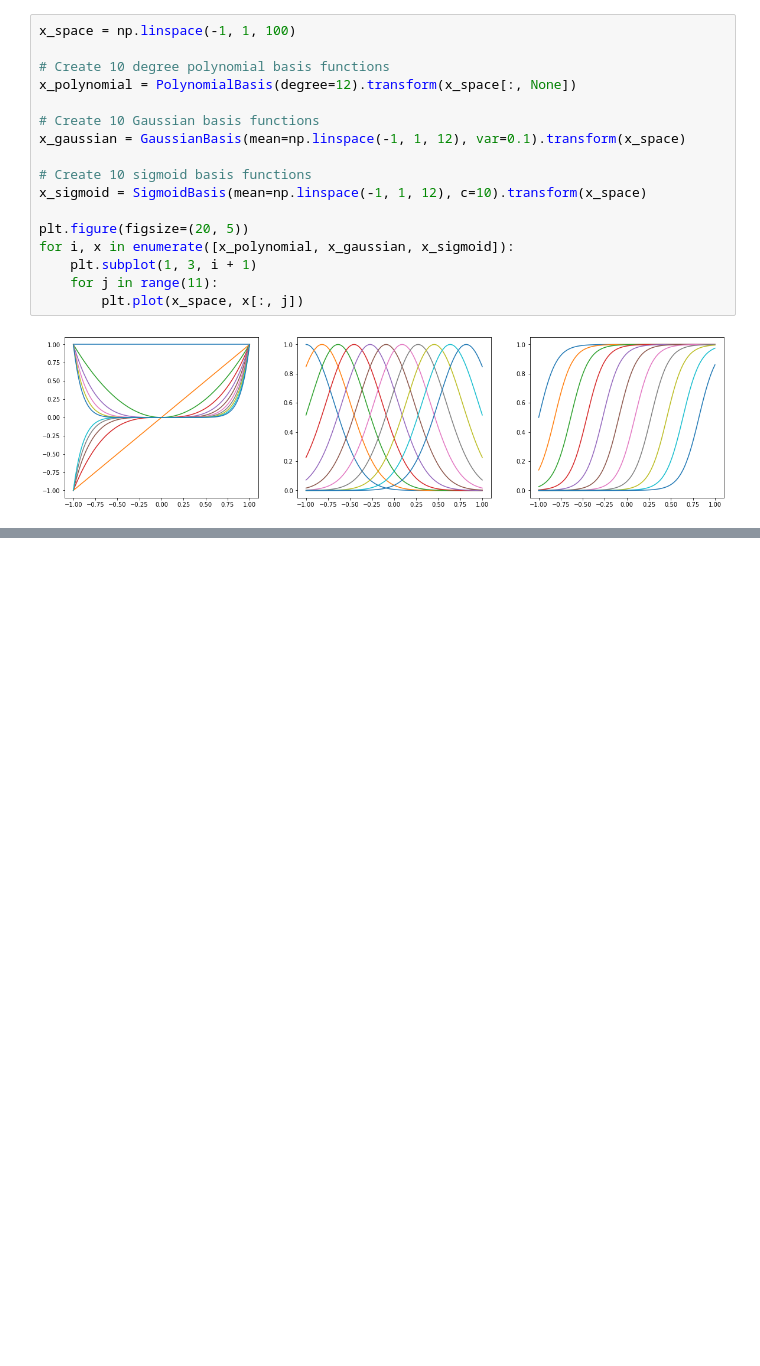
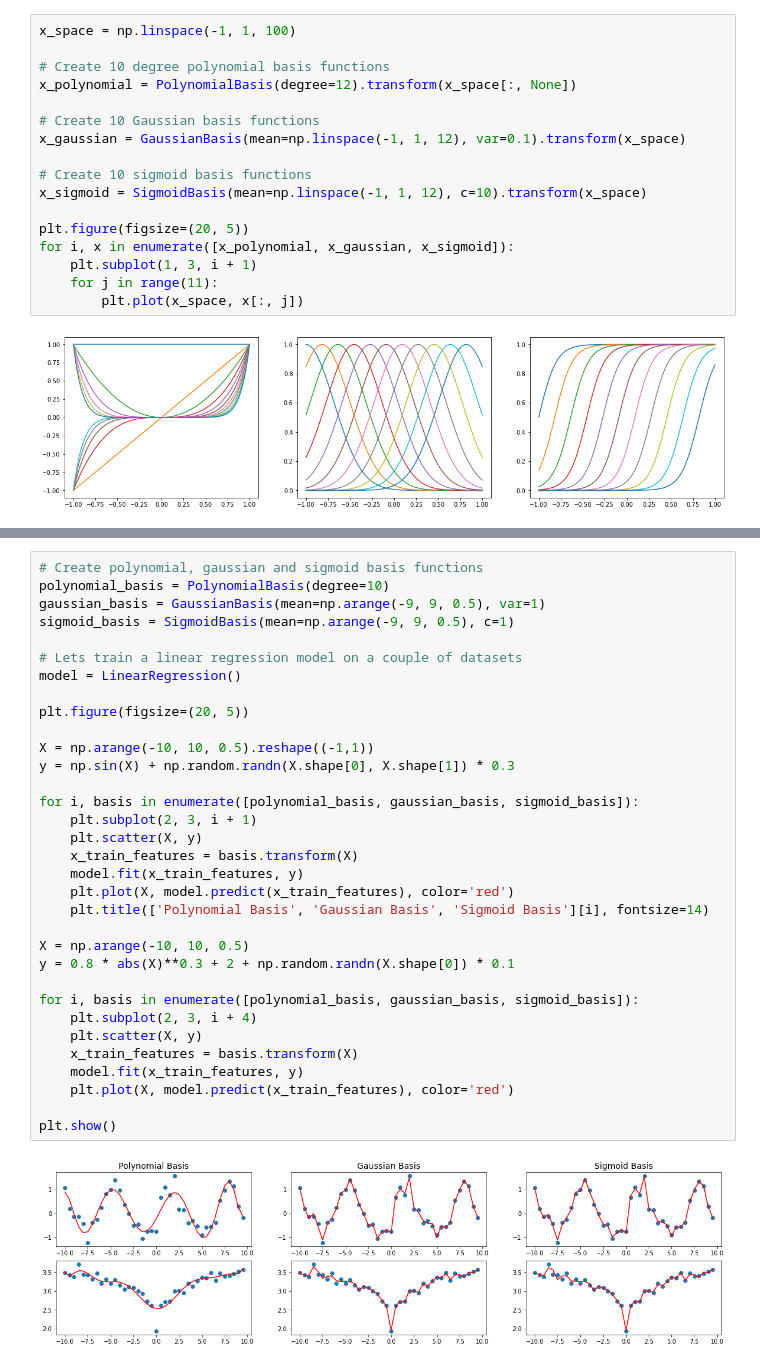
Before and after one commit to vagmcs/PRML, a Jupyter notebook: notebooks/ch3_linear_models_for_regression.ipynb, the cells around one changed output, grey strips where cells are left out. Saved outputs shown, nothing was run; the diff lists cells and outputs as text; blank space fills up the shorter version.

```diff
--- a/notebooks/ch3_linear_models_for_regression.ipynb
+++ b/notebooks/ch3_linear_models_for_regression.ipynb
@@ -151,3 +160,38 @@ By maximizing the log likelihood function over the noise precision parameter $\b
 $$
 \beta_{ML} = \frac{1}{N}\sum_{n=1}^N (t_n - \mathbf{w}^{\text{T}}\boldsymbol\phi(\mathbf{x}_n))^2
 $$
+# %%
+# Create polynomial, gaussian and sigmoid basis functions
+polynomial_basis = PolynomialBasis(degree=10)
+gaussian_basis = GaussianBasis(mean=np.arange(-9, 9, 0.5), var=1)
+sigmoid_basis = SigmoidBasis(mean=np.arange(-9, 9, 0.5), c=1)
+
+# Lets train a linear regression model on a couple of datasets
+model = LinearRegression()
+
+plt.figure(figsize=(20, 5))
+
+X = np.arange(-10, 10, 0.5).reshape((-1,1))
+y = np.sin(X) + np.random.randn(X.shape[0], X.shape[1]) * 0.3
+
+for i, basis in enumerate([polynomial_basis, gaussian_basis, sigmoid_basis]):
+    plt.subplot(2, 3, i + 1)
+    plt.scatter(X, y)
+    x_train_features = basis.transform(X)
+    model.fit(x_train_features, y)
+    plt.plot(X, model.predict(x_train_features), color='red')
+    plt.title(['Polynomial Basis', 'Gaussian Basis', 'Sigmoid Basis'][i], fontsize=14)
+
+X = np.arange(-10, 10, 0.5)
+y = 0.8 * abs(X)**0.3 + 2 + np.random.randn(X.shape[0]) * 0.1
+
+for i, basis in enumerate([polynomial_basis, gaussian_basis, sigmoid_basis]):
+    plt.subplot(2, 3, i + 4)
+    plt.scatter(X, y)
+    x_train_features = basis.transform(X)
+    model.fit(x_train_features, y)
+    plt.plot(X, model.predict(x_train_features), color='red')
+
+plt.show()
+# %% [output]
+[figure, added]
```
Also changed, not shown: parts of 9 cells of this notebook.
